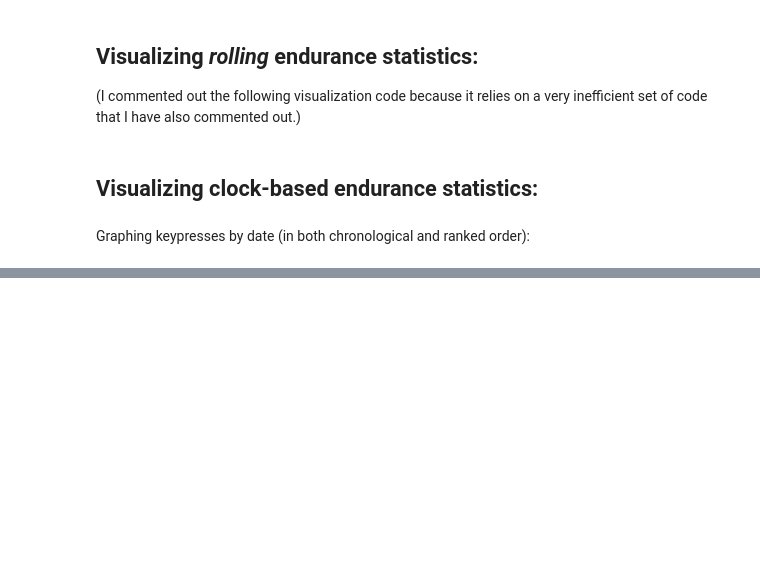
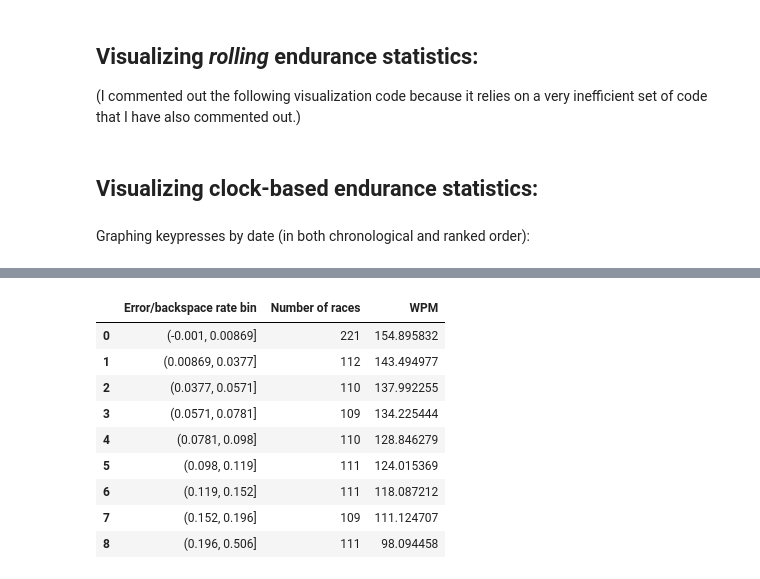
Before and after one commit to redzimski/cpp_tttb, a Jupyter notebook: build/sp_visualizations.ipynb, the cells around one changed output, grey strips where cells are left out. Drawn from its saved outputs; the diff is of its cells as text; code cells hidden in the pictures; blank space fills up the shorter version.

```diff
--- a/build/sp_visualizations.ipynb
+++ b/build/sp_visualizations.ipynb
@@ -347,0 +420,19 @@ fig_wpm_by_session_num_comparison.write_html(
+# %%
+df_mean_wpm_by_accuracy_bin = df_tr.pivot_table(
+    index = 'Error/backspace rate bin',
+                  values = ['WPM', 'Chronological test number'],
+                  aggfunc = {'WPM':'mean',
+'Chronological test number':'count'}).reset_index().rename(
+columns = {'Chronological test number':'Number of races'})
+df_mean_wpm_by_accuracy_bin
+# %% [output]
+|  | Error/backspace rate bin | Number of races | WPM |
+| 0 | (-0.001, 0.00869] | 221 | 154.895832 |
+| 1 | (0.00869, 0.0377] | 112 | 143.494977 |
+| 2 | (0.0377, 0.0571] | 110 | 137.992255 |
+| 3 | (0.0571, 0.0781] | 109 | 134.225444 |
+| 4 | (0.0781, 0.098] | 110 | 128.846279 |
+| 5 | (0.098, 0.119] | 111 | 124.015369 |
+| 6 | (0.119, 0.152] | 111 | 118.087212 |
+| 7 | (0.152, 0.196] | 109 | 111.124707 |
+| 8 | (0.196, 0.506] | 111 | 98.094458 |
```
Also changed, not shown: parts of 22 cells of this notebook, 22 other files.
